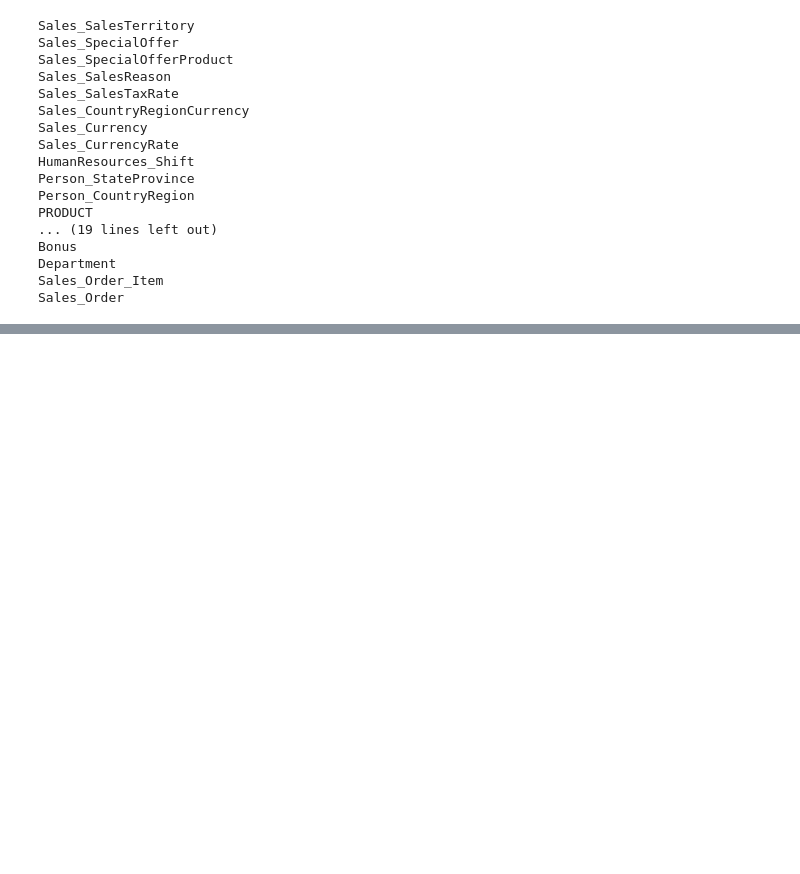
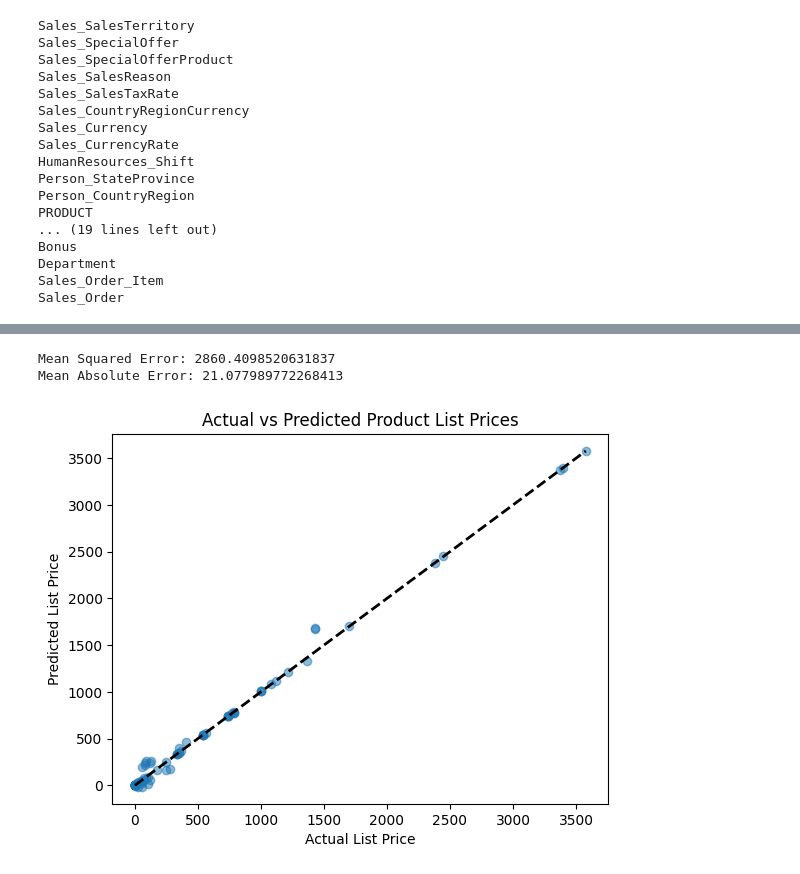
Before and after one commit to DiegoIEC/deds_project, a Jupyter notebook: Machinelearning/regressiemodel.ipynb, the cells around one changed output, grey strips where cells are left out. Saved outputs shown, nothing was run; the diff lists cells and outputs as text; code cells hidden in the pictures; blank space fills up the shorter version.

```diff
--- a/Machinelearning/regressiemodel.ipynb
+++ b/Machinelearning/regressiemodel.ipynb
@@ -90,0 +213,58 @@ print("Mean Absolute Error:", mae)
+# %%
+
+features = [
+    'PRODUCT_standard_cost', 'PRODUCT_LINE_code', 'PRODUCT_CLASS_code',
+    'PRODUCT_STYLE_code', 'Product_MODEL_name', 'Product_CULTURE_name',
+    'PRODUCT_SUBCATEGORY_name', 'PRODUCT_CATEGORY_name', 'PRODUCT_color',
+    'Days_Since_Modification'
+]
+X = df_product[features]
+y = df_product['PRODUCT_list_price']
+
+
+categorical_features = [
+    'PRODUCT_LINE_code', 'PRODUCT_CLASS_code', 'PRODUCT_STYLE_code',
+    'Product_MODEL_name', 'Product_CULTURE_name', 'PRODUCT_SUBCATEGORY_name',
+    'PRODUCT_CATEGORY_name', 'PRODUCT_color'
+]
+numeric_features = ['PRODUCT_standard_cost', 'Days_Since_Modification']
+
+
+preprocessor = ColumnTransformer(
+    transformers=[
+        ('num', 'passthrough', numeric_features),
+        ('cat', OneHotEncoder(handle_unknown='ignore'), categorical_features)
+    ])
+
+
+model_pipeline = Pipeline([
+    ('preprocessor', preprocessor),
+    ('regressor', LinearRegression())
+])
+
+
+X_train, X_test, y_train, y_test = train_test_split(X, y, test_size=0.2, random_state=42)
+
+
+model_pipeline.fit(X_train, y_train)
+
+
+y_pred = model_pipeline.predict(X_test)
+
+mse = mean_squared_error(y_test, y_pred)
+mae = mean_absolute_error(y_test, y_pred)
+
+print(f"Mean Squared Error: {mse}")
+print(f"Mean Absolute Error: {mae}")
+
+
+plt.scatter(y_test, y_pred, alpha=0.5)
+plt.plot([y.min(), y.max()], [y.min(), y.max()], 'k--', lw=2)
+plt.xlabel('Actual List Price')
+plt.ylabel('Predicted List Price')
+plt.title('Actual vs Predicted Product List Prices')
+plt.show()
+# %% [output]
+Mean Squared Error: 2860.4098520631837
+Mean Absolute Error: 21.077989772268413
+[figure, added]
```
Also changed, not shown: parts of 11 cells of this notebook.
